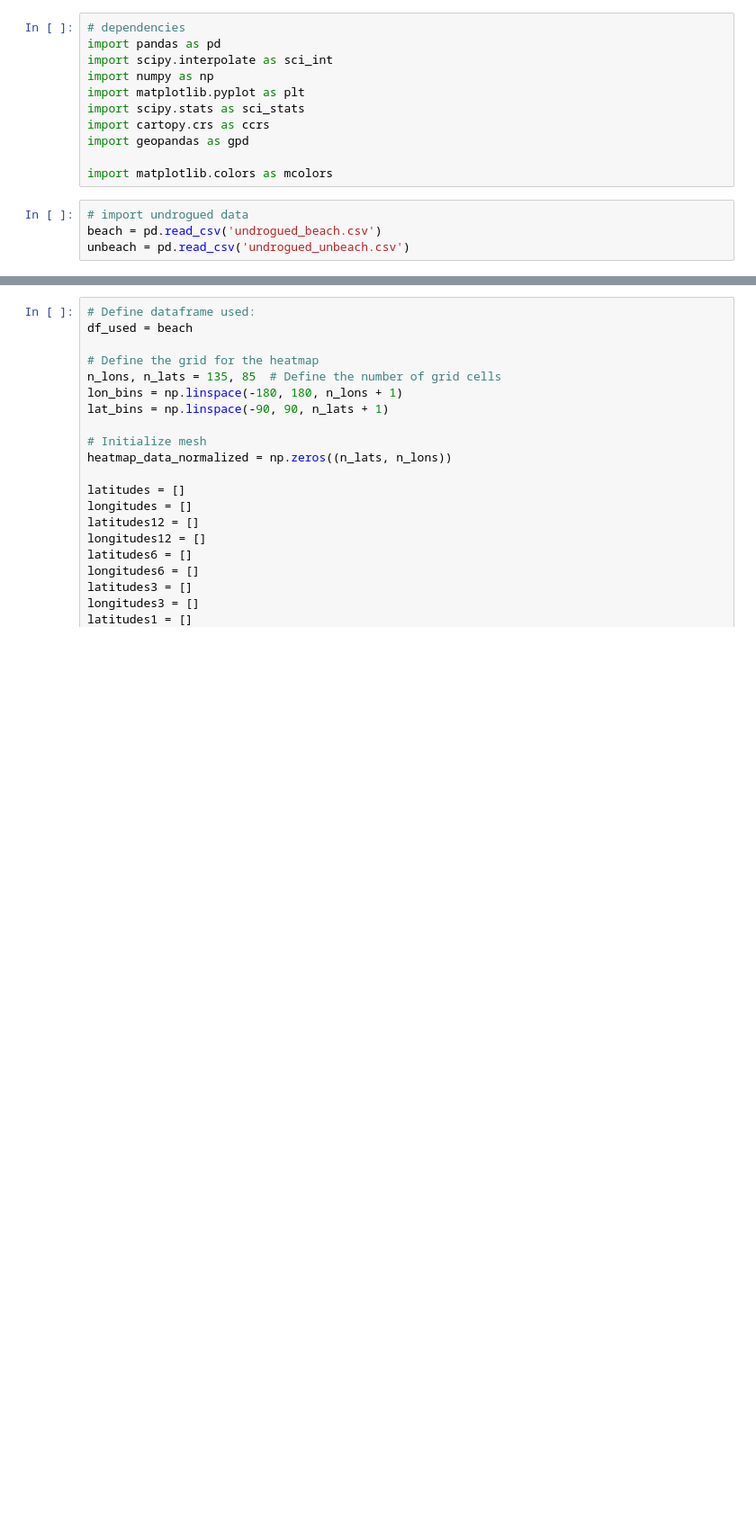
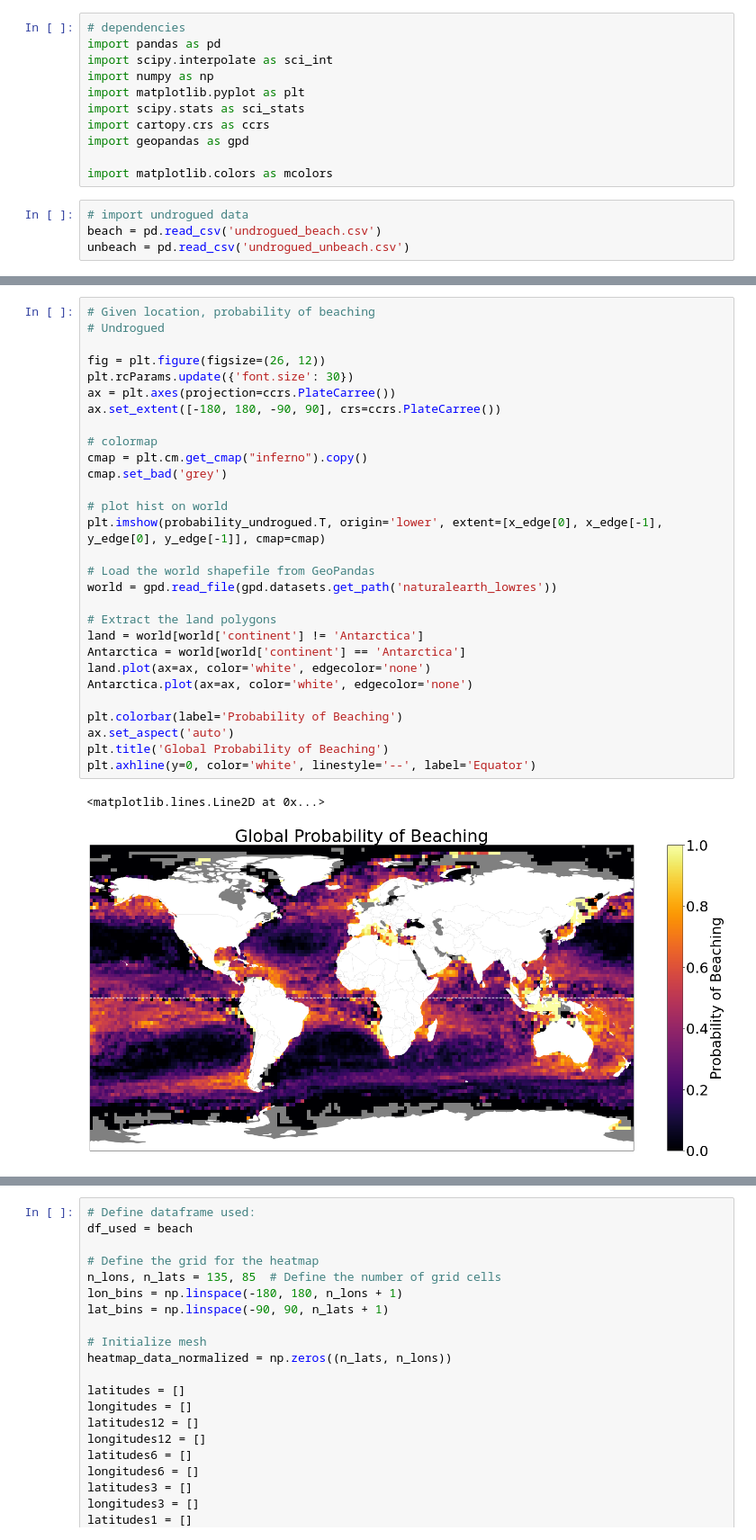
Before and after one commit to GHOpenonic/global-drifter-program, a Jupyter notebook: contoured_beach_prob.ipynb, the cells around one changed output, grey strips where cells are left out. Shown at 90% size. Saved outputs shown, nothing was run; the diff lists cells and outputs as text; blank space fills up the shorter version.

Commit message:
update for proper prob beaching

```diff
--- a/contoured_beach_prob.ipynb
+++ b/contoured_beach_prob.ipynb
@@ -22,0 +62,32 @@ unbeach = pd.read_csv('undrogued_unbeach.csv')
+# %%
+# Given location, probability of beaching
+# Undrogued
+
+fig = plt.figure(figsize=(26, 12))
+plt.rcParams.update({'font.size': 30})
+ax = plt.axes(projection=ccrs.PlateCarree())
+ax.set_extent([-180, 180, -90, 90], crs=ccrs.PlateCarree())
+
+# colormap
+cmap = plt.cm.get_cmap("inferno").copy()
+cmap.set_bad('grey')
+
+# plot hist on world
+plt.imshow(probability_undrogued.T, origin='lower', extent=[x_edge[0], x_edge[-1], y_edge[0], y_edge[-1]], cmap=cmap)
+
+# Load the world shapefile from GeoPandas
+world = gpd.read_file(gpd.datasets.get_path('naturalearth_lowres'))
+
+# Extract the land polygons
+land = world[world['continent'] != 'Antarctica']
+Antarctica = world[world['continent'] == 'Antarctica']
+land.plot(ax=ax, color='white', edgecolor='none')
+Antarctica.plot(ax=ax, color='white', edgecolor='none')
+
+plt.colorbar(label='Probability of Beaching')
+ax.set_aspect('auto')
+plt.title('Global Probability of Beaching')
+plt.axhline(y=0, color='white', linestyle='--', label='Equator')
+# %% [output]
+<matplotlib.lines.Line2D at 0x...>
+[figure, added]
```
Also changed, not shown: parts of 17 cells of this notebook.
